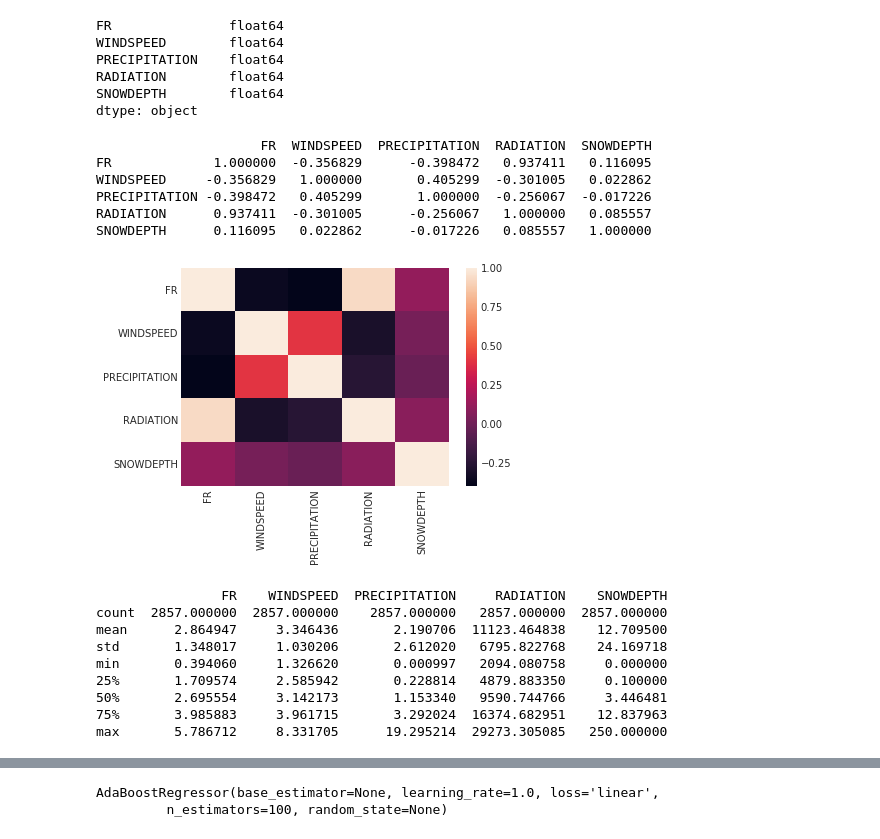
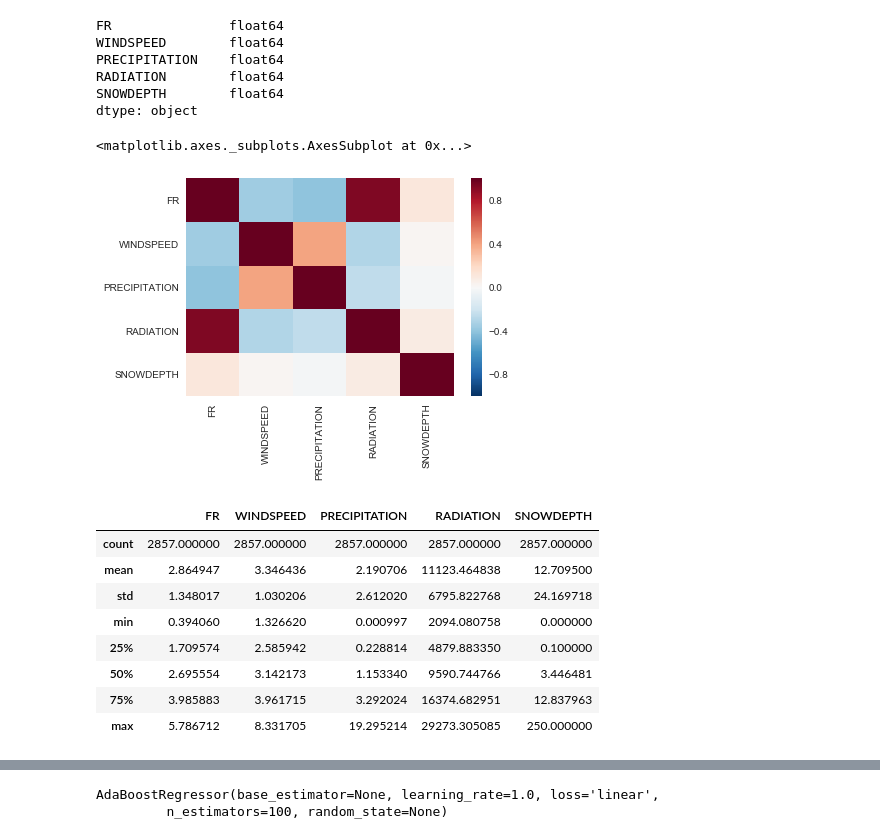
Before and after one commit to vikas3v/windPrediction, a Jupyter notebook: RegressionAnalysis.ipynb, the cells around one changed output, grey strips where cells are left out. Cells and saved outputs as stored; diff of their text form; code cells hidden in the pictures.

```diff
--- a/RegressionAnalysis.ipynb
+++ b/RegressionAnalysis.ipynb
@@ -164,18 +218,13 @@ dtype: object
 # %%
 #Generating new correlation matrix
 corr1 = franceDF.corr()
-sns.heatmap(corr1,
-        xticklabels=corr1.columns,
-        yticklabels=corr1.columns)
-print franceDF.corr()
+sns.heatmap(corr1)#,
+        #xticklabels=corr1.columns,
+        #yticklabels=corr1.columns)
+#print franceDF.corr()
 # %% [output]
-                     FR  WINDSPEED  PRECIPITATION  RADIATION  SNOWDEPTH
-FR             1.000000  -0.356829      -0.398472   0.937411   0.116095
-WINDSPEED     -0.356829   1.000000       0.405299  -0.301005   0.022862
-PRECIPITATION -0.398472   0.405299       1.000000  -0.256067  -0.017226
-RADIATION      0.937411  -0.301005      -0.256067   1.000000   0.085557
-SNOWDEPTH      0.116095   0.022862      -0.017226   0.085557   1.000000
+<matplotlib.axes._subplots.AxesSubplot at 0x...>
-[figure, old version]
+[figure, new version]
 # %%
 #Clean data over here - removing NaN, Inf and Null values
 def clean_dataset(df):
@@ -186,17 +235,17 @@ def clean_dataset(df):
 
 franceDF = clean_dataset(franceDF[['FR','WINDSPEED','PRECIPITATION','RADIATION','SNOWDEPTH']])
 
-print franceDF.describe()
+franceDF.describe()
 # %% [output]
-                FR    WINDSPEED  PRECIPITATION     RADIATION    SNOWDEPTH
-count  2857.000000  2857.000000    2857.000000   2857.000000  2857.000000
-mean      2.864947     3.346436       2.190706  11123.464838    12.709500
-std       1.348017     1.030206       2.612020   6795.822768    24.169718
-min       0.394060     1.326620       0.000997   2094.080758     0.000000
-25%       1.709574     2.585942       0.228814   4879.883350     0.100000
-50%       2.695554     3.142173       1.153340   9590.744766     3.446481
-75%       3.985883     3.961715       3.292024  16374.682951    12.837963
-max       5.786712     8.331705      19.295214  29273.305085   250.000000
+|  | FR | WINDSPEED | PRECIPITATION | RADIATION | SNOWDEPTH |
+| count | 2857.000000 | 2857.000000 | 2857.000000 | 2857.000000 | 2857.000000 |
+| mean | 2.864947 | 3.346436 | 2.190706 | 11123.464838 | 12.709500 |
+| std | 1.348017 | 1.030206 | 2.612020 | 6795.822768 | 24.169718 |
+| min | 0.394060 | 1.326620 | 0.000997 | 2094.080758 | 0.000000 |
+| 25% | 1.709574 | 2.585942 | 0.228814 | 4879.883350 | 0.100000 |
+| 50% | 2.695554 | 3.142173 | 1.153340 | 9590.744766 | 3.446481 |
+| 75% | 3.985883 | 3.961715 | 3.292024 | 16374.682951 | 12.837963 |
+| max | 5.786712 | 8.331705 | 19.295214 | 29273.305085 | 250.000000 |
 # %%
 #Splitting dataset to train and test sets
 from sklearn.model_selection import train_test_split
```
Also changed, not shown: parts of 19 cells of this notebook.
